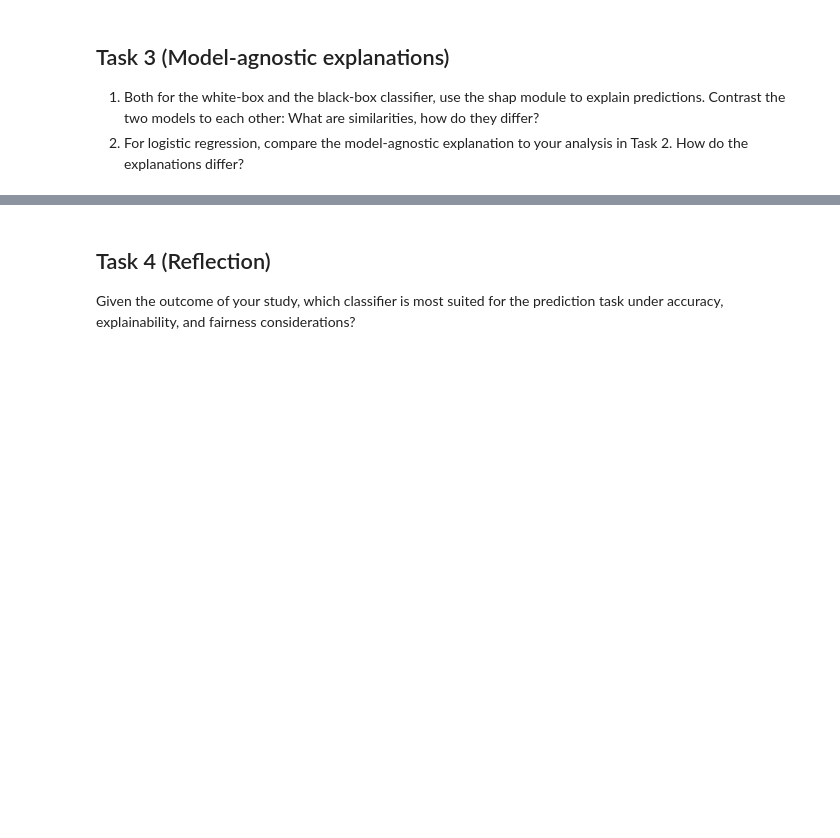
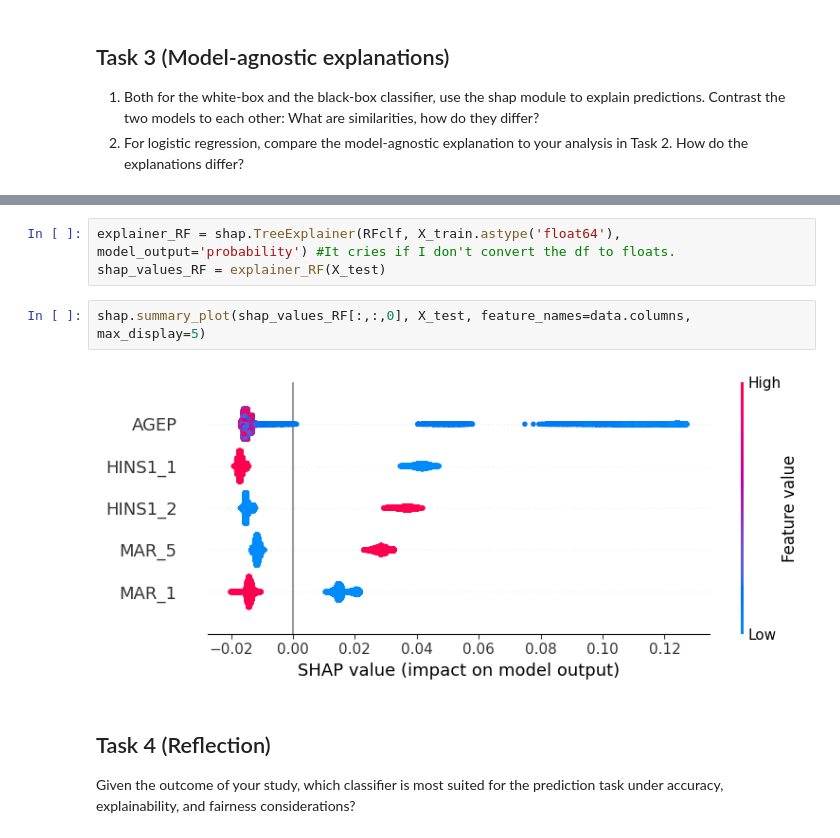
Before and after one commit to Xannadoo/Algorithmic_Fairness_Mandatories, a Jupyter notebook: Mandatory_1/afae24-assignment.ipynb, the cells around one changed output, grey strips where cells are left out. Drawn from its saved outputs; the diff is of its cells as text; blank space fills up the shorter version.

```diff
--- a/Mandatory_1/afae24-assignment_sanna.ipynb
+++ b/Mandatory_1/afae24-assignment.ipynb
@@ -688,3 +722,10 @@ LRclf.predict_proba(pd.DataFrame(X_test.iloc[dp]).T)[0,1]
+# %%
+explainer_RF = shap.TreeExplainer(RFclf, X_train.astype('float64'), model_output='probability') #It cries if I don't convert the df to floats.
+shap_values_RF = explainer_RF(X_test)
+# %%
+shap.summary_plot(shap_values_RF[:,:,0], X_test, feature_names=data.columns, max_display=5)
+# %% [output]
+[figure, added]
 # %% [markdown]
 ## Task 4 (Reflection)
 Given the outcome of your study, which classifier is most suited for the prediction task under
```
Also changed, not shown: parts of 19 cells of this notebook, 2 other files.
